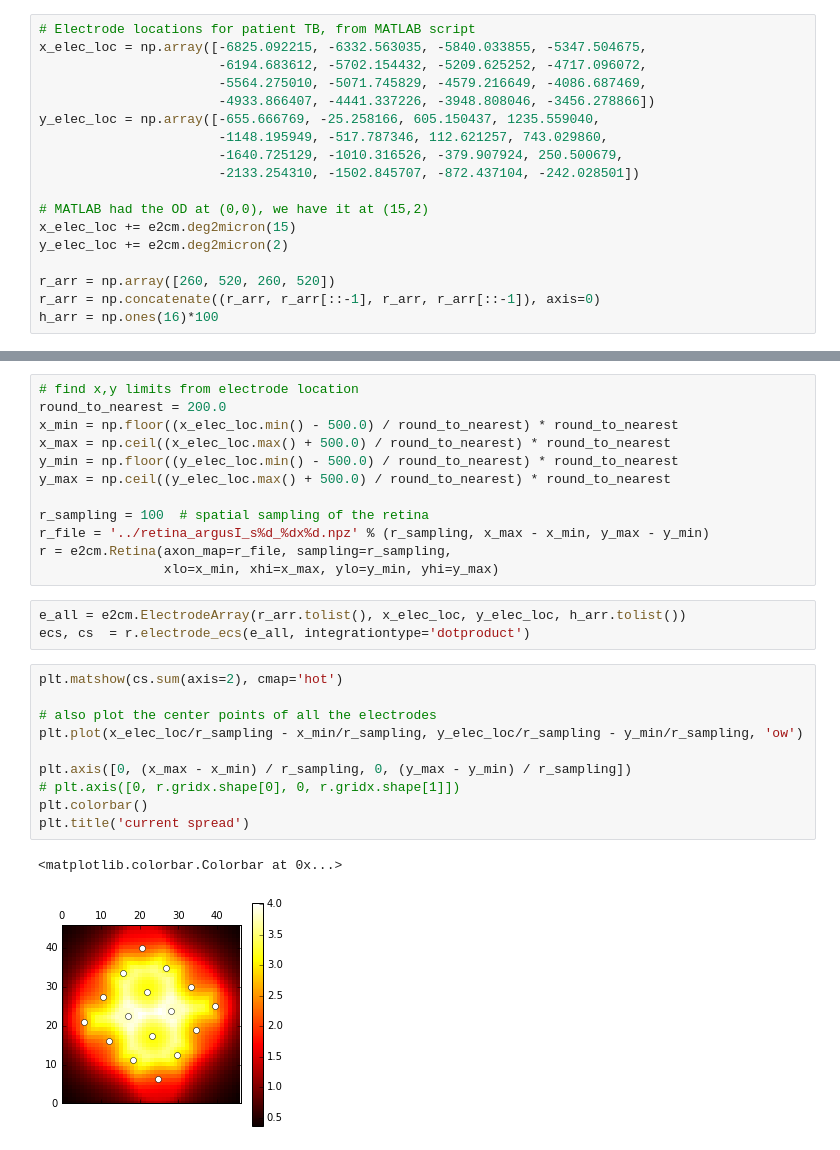
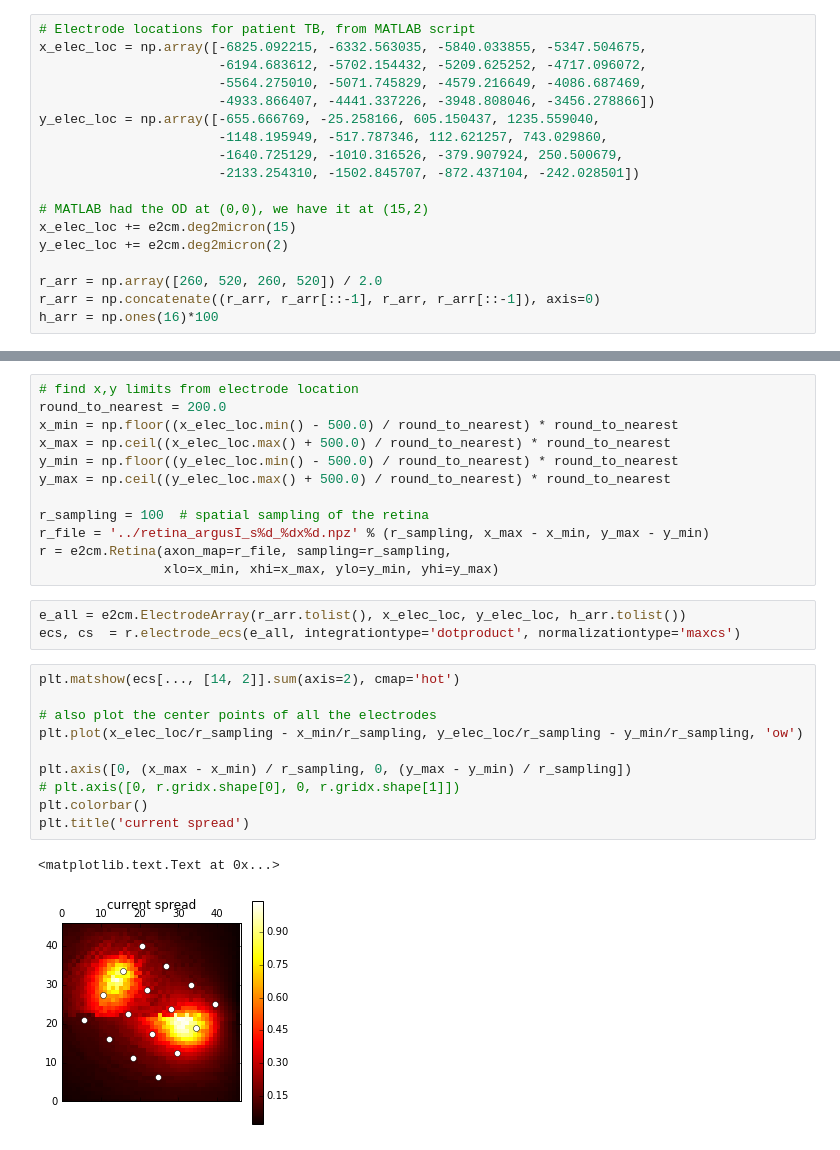
Before and after one commit to mbeyeler/pulse2percept, a Jupyter notebook: examples/notebooks/ArgusI.ipynb, the cells around one changed output, grey strips where cells are left out. Saved outputs shown, nothing was run; the diff lists cells and outputs as text.

```diff
--- a/examples/notebooks/ArgusI.ipynb
+++ b/examples/notebooks/ArgusI.ipynb
@@ -21,7 +21,7 @@ y_elec_loc = np.array([-655.666769, -25.258166, 605.150437, 1235.559040,
 x_elec_loc += e2cm.deg2micron(15)
 y_elec_loc += e2cm.deg2micron(2)
 
-r_arr = np.array([260, 520, 260, 520])
+r_arr = np.array([260, 520, 260, 520]) / 2.0
 r_arr = np.concatenate((r_arr, r_arr[::-1], r_arr, r_arr[::-1]), axis=0)
 h_arr = np.ones(16)*100
 # %%
@@ -58,20 +58,20 @@ r = e2cm.Retina(axon_map=r_file, sampling=r_sampling,
                 xlo=x_min, xhi=x_max, ylo=y_min, yhi=y_max)
 # %%
 e_all = e2cm.ElectrodeArray(r_arr.tolist(), x_elec_loc, y_elec_loc, h_arr.tolist())
-ecs, cs  = r.electrode_ecs(e_all, integrationtype='dotproduct')
+ecs, cs  = r.electrode_ecs(e_all, integrationtype='dotproduct', normalizationtype='maxcs')
 # %%
-plt.matshow(cs.sum(axis=2), cmap='hot')
+plt.matshow(ecs[..., [14, 2]].sum(axis=2), cmap='hot')
 
 # also plot the center points of all the electrodes
 plt.plot(x_elec_loc/r_sampling - x_min/r_sampling, y_elec_loc/r_sampling - y_min/r_sampling, 'ow')
 
 plt.axis([0, (x_max - x_min) / r_sampling, 0, (y_max - y_min) / r_sampling])
 # plt.axis([0, r.gridx.shape[0], 0, r.gridx.shape[1]])
 plt.colorbar()
 plt.title('current spread')
 # %% [output]
-<matplotlib.colorbar.Colorbar at 0x...>
+<matplotlib.text.Text at 0x...>
-[figure, old version]
+[figure, new version]
 # %%
 plt.matshow(ecs.sum(axis=2), cmap='hot')
 
```
Also changed, not shown: parts of 4 cells of this notebook, 22 other files.
